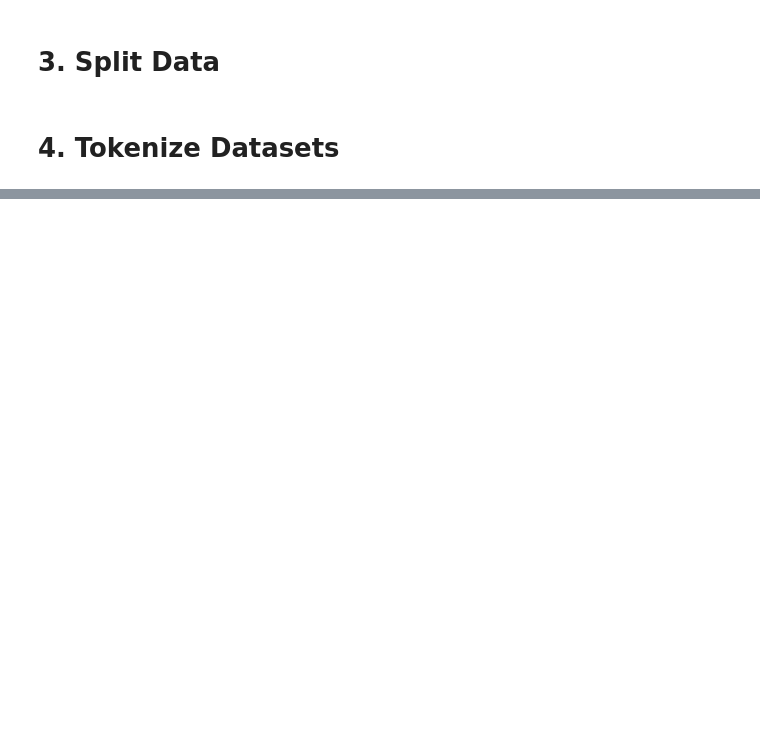
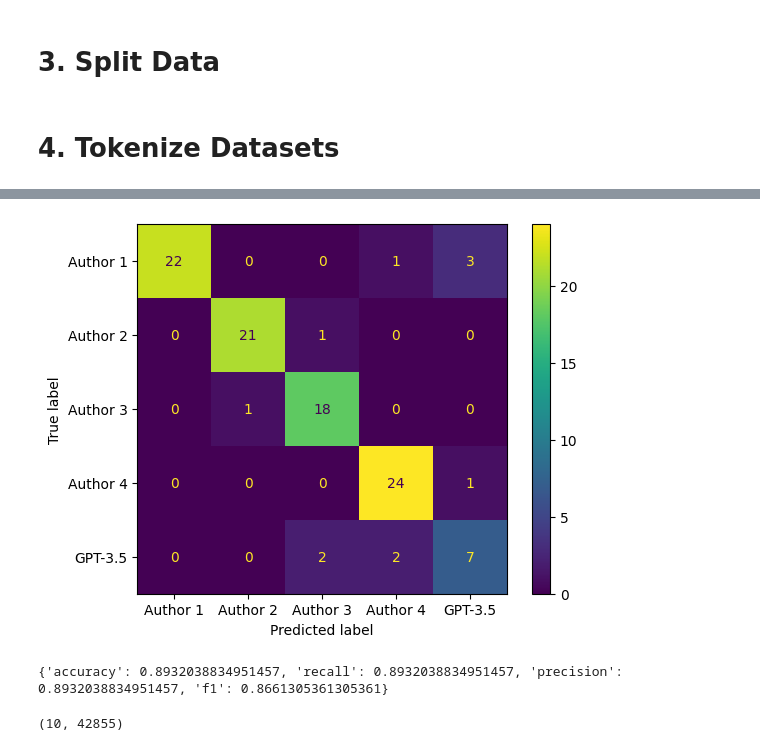
Before and after one commit to mkorob/AI_Authorship_Attribution, a Jupyter notebook: src/predictions_only.ipynb, the cells around one changed output, grey strips where cells are left out. Drawn from its saved outputs; the diff is of its cells as text; code cells hidden in the pictures; blank space fills up the shorter version.

Commit message:
more images & predicts

```diff
--- a/src/predictions_only.ipynb
+++ b/src/predictions_only.ipynb
@@ -232,0 +202,47 @@ X_test_1_pca = pca.transform(X_test_1_df)
+# %%
+LR_model = LogisticRegression(penalty = "l2", solver = "saga", random_state = 42)
+LR_model.fit(X_train_scaled, y_train)
+predictions_LR, predictions_LR_conclusion = run_classifier(X_test_scaled, X_test_1_scaled, LR_model)
+# %%
+RF_model = RandomForestClassifier(criterion = 'gini', n_estimators = 500, random_state = 42)
+RF_model.fit(X_train_scaled, y_train)
+predictions_RF, predictions_RF_conclusion = run_classifier(X_test_scaled, X_test_1_scaled, RF_model)
+# %%
+df_test_final = pd.concat([df_val, df_test_0])
+df_test_final = df_test_final.reset_index(drop = True)
+df_test_final['prediction_SVC'] = predictions_SVC
+df_test_final['prediction_RF'] = predictions_RF
+df_test_final['prediction_LR'] = predictions_LR
+# %%
+from sklearn.metrics import ConfusionMatrixDisplay, accuracy_score, recall_score, f1_score, precision_score
+
+default_metrics = {
+    'accuracy': accuracy_score,
+    'recall': lambda y_t, y_p: recall_score(y_t, y_p, zero_division="warn", average='micro'),
+    'precision': lambda y_t, y_p: precision_score(y_t, y_p, zero_division="warn", average='micro'),
+    'f1': lambda y_t, y_p: f1_score(y_t, y_p, zero_division= "warn", average ='macro')
+}
+
+mapping_authors = {'Aman Madaan': 1, 'Hugo Touvron': 2, 'Timo Schick': 3, 'Zhiqing Sun': 4,'GPT-3.5': 5}
+def plot_accuracy(df, column, metrics):
+    y_true = df['Author'].map(mapping_authors)
+    y_pred = df[column].map(mapping_authors)
+
+    # Remove labels and display_labels not present in y_true
+    labels = [1, 2, 3, 4, 5]
+    display_labels = ['Author 1', 'Author 2', 'Author 3', 'Author 4', 'GPT-3.5']
+
+    # Plot count confusion matrix
+    cm_disp = ConfusionMatrixDisplay.from_predictions(y_true, y_pred, labels=labels, display_labels=display_labels)
+
+    # Show plot
+    plt.show()
+
+    # Calculate metrics
+    metrics = {metric_name: metric_func(y_true, y_pred) for metric_name, metric_func in metrics.items()}
+    print(metrics)
+# %%
+plot_accuracy(df_test_final, 'prediction_LR', default_metrics)
+# %% [output]
+[figure, added]
+{'accuracy': 0.8932038834951457, 'recall': 0.8932038834951457, 'precision': 0.8932038834951457, 'f1': 0.8661305361305361}
@@ -232,0 +260,4 @@ X_test_1_pca = pca.transform(X_test_1_df)
+# %%
+SVC_model.coef_.shape
+# %% [output]
+(10, 42855)
```
Also changed, not shown: parts of 24 cells of this notebook, 20 other files.
